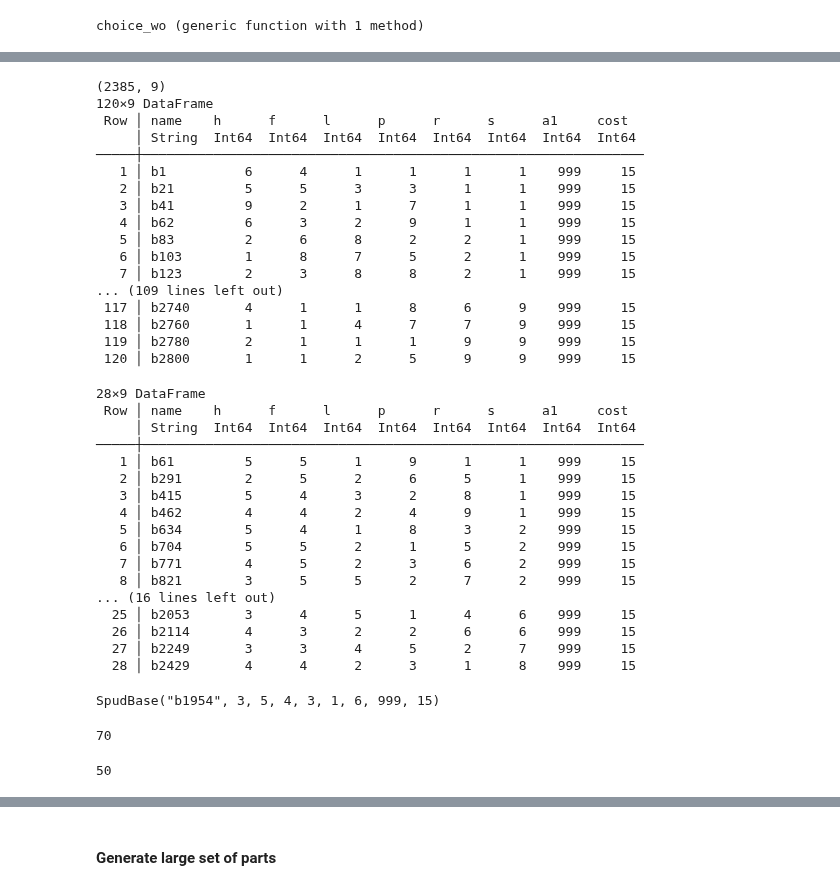
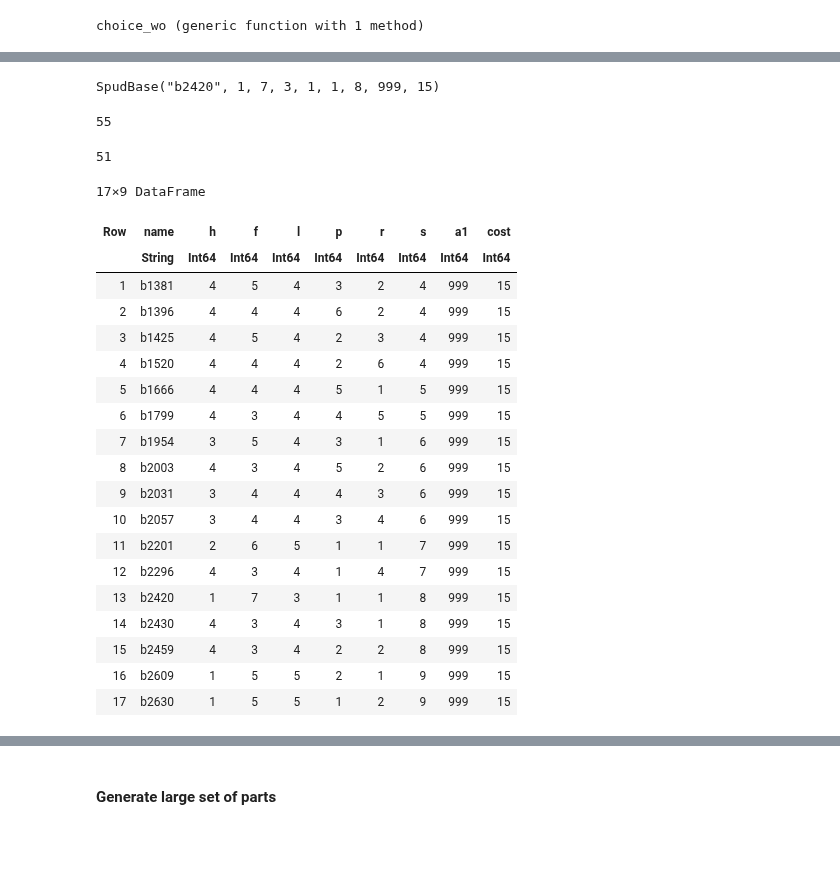
Before and after one commit to snarles/misc, a Jupyter notebook: spuds/SpudParts2d.ipynb, the cells around one changed output, grey strips where cells are left out. Cells and saved outputs as stored; diff of their text form; code cells hidden in the pictures; blank space fills up the shorter version.

```diff
--- a/spuds/SpudParts2d.ipynb
+++ b/spuds/SpudParts2d.ipynb
@@ -1082,3 +1085,3 @@ println(df[sortperm(-rf.w2), :][1:30, :])
 # %%
-target = setB[sortperm(-rf.w2)][29]
+target = setB[sortperm(-rf.w2)][20]
 # %% [output]
@@ -1123,0 +1111,2 @@ SpudBase("b1954", 3, 5, 4, 3, 1, 6, 999, 15)
+# %%
+b_i = findall(map(x -> x==b, bases))[1]
@@ -1137,57 +1128,43 @@ c2s[1954]
 # %%
-df = spuds_to_df(bases[c2s .<= 50])
-println(size(df))
-println(df[1:20:end, :])
+#df = spuds_to_df(bases[c2s .<= 50])
+#println(df[1:20:end, :])
-# %% [output]
-(2385, 9)
-120×9 DataFrame
- Row │ name    h      f      l      p      r      s      a1     cost
-     │ String  Int64  Int64  Int64  Int64  Int64  Int64  Int64  Int64
-─────┼────────────────────────────────────────────────────────────────
-   1 │ b1          6      4      1      1      1      1    999     15
-   2 │ b21         5      5      3      3      1      1    999     15
-   3 │ b41         9      2      1      7      1      1    999     15
-   4 │ b62         6      3      2      9      1      1    999     15
-   5 │ b83         2      6      8      2      2      1    999     15
-   6 │ b103        1      8      7      5      2      1    999     15
-   7 │ b123        2      3      8      8      2      1    999     15
-... (109 lines left out)
- 117 │ b2740       4      1      1      8      6      9    999     15
- 118 │ b2760       1      1      4      7      7      9    999     15
- 119 │ b2780       2      1      1      1      9      9    999     15
- 120 │ b2800       1      1      2      5      9      9    999     15
 # %%
-df = spuds_to_df(bases[c2s .> 50])
-println(df[1:15:end, :])
+#df = spuds_to_df(bases[c2s .> 50])
+#println(df[1:15:end, :])
-# %% [output]
-28×9 DataFrame
- Row │ name    h      f      l      p      r      s      a1     cost
-     │ String  Int64  Int64  Int64  Int64  Int64  Int64  Int64  Int64
-─────┼────────────────────────────────────────────────────────────────
-   1 │ b61         5      5      1      9      1      1    999     15
-   2 │ b291        2      5      2      6      5      1    999     15
-   3 │ b415        5      4      3      2      8      1    999     15
-   4 │ b462        4      4      2      4      9      1    999     15
-   5 │ b634        5      4      1      8      3      2    999     15
-   6 │ b704        5      5      2      1      5      2    999     15
-   7 │ b771        4      5      2      3      6      2    999     15
-   8 │ b821        3      5      5      2      7      2    999     15
-... (16 lines left out)
-  25 │ b2053       3      4      5      1      4      6    999     15
-  26 │ b2114       4      3      2      2      6      6    999     15
-  27 │ b2249       3      3      4      5      2      7    999     15
-  28 │ b2429       4      4      2      3      1      8    999     15
 # %%
 b
 # %% [output]
-SpudBase("b1954", 3, 5, 4, 3, 1, 6, 999, 15)
+SpudBase("b2420", 1, 7, 3, 1, 1, 8, 999, 15)
 # %%
 maximum(c2s)
 # %% [output]
-70
+55
 # %%
-c2s[1954]
+c2s[b_i]
 # %% [output]
-50
+51
+# %%
+df = spuds_to_df(bases[c2s .<= c2s[b_i] .&& c2s .>= c2s[b_i]-2])
+# %% [output]
+17×9 DataFrame
+| Row | name | h | f | l | p | r | s | a1 | cost |
+|  | String | Int64 | Int64 | Int64 | Int64 | Int64 | Int64 | Int64 | Int64 |
+| 1 | b1381 | 4 | 5 | 4 | 3 | 2 | 4 | 999 | 15 |
+| 2 | b1396 | 4 | 4 | 4 | 6 | 2 | 4 | 999 | 15 |
+| 3 | b1425 | 4 | 5 | 4 | 2 | 3 | 4 | 999 | 15 |
+| 4 | b1520 | 4 | 4 | 4 | 2 | 6 | 4 | 999 | 15 |
+| 5 | b1666 | 4 | 4 | 4 | 5 | 1 | 5 | 999 | 15 |
+| 6 | b1799 | 4 | 3 | 4 | 4 | 5 | 5 | 999 | 15 |
+| 7 | b1954 | 3 | 5 | 4 | 3 | 1 | 6 | 999 | 15 |
+| 8 | b2003 | 4 | 3 | 4 | 5 | 2 | 6 | 999 | 15 |
+| 9 | b2031 | 3 | 4 | 4 | 4 | 3 | 6 | 999 | 15 |
+| 10 | b2057 | 3 | 4 | 4 | 3 | 4 | 6 | 999 | 15 |
+| 11 | b2201 | 2 | 6 | 5 | 1 | 1 | 7 | 999 | 15 |
+| 12 | b2296 | 4 | 3 | 4 | 1 | 4 | 7 | 999 | 15 |
+| 13 | b2420 | 1 | 7 | 3 | 1 | 1 | 8 | 999 | 15 |
+| 14 | b2430 | 4 | 3 | 4 | 3 | 1 | 8 | 999 | 15 |
+| 15 | b2459 | 4 | 3 | 4 | 2 | 2 | 8 | 999 | 15 |
+| 16 | b2609 | 1 | 5 | 5 | 2 | 1 | 9 | 999 | 15 |
+| 17 | b2630 | 1 | 5 | 5 | 1 | 2 | 9 | 999 | 15 |
 # %%
 # with minima only
```
Also changed, not shown: parts of 15 cells of this notebook.
